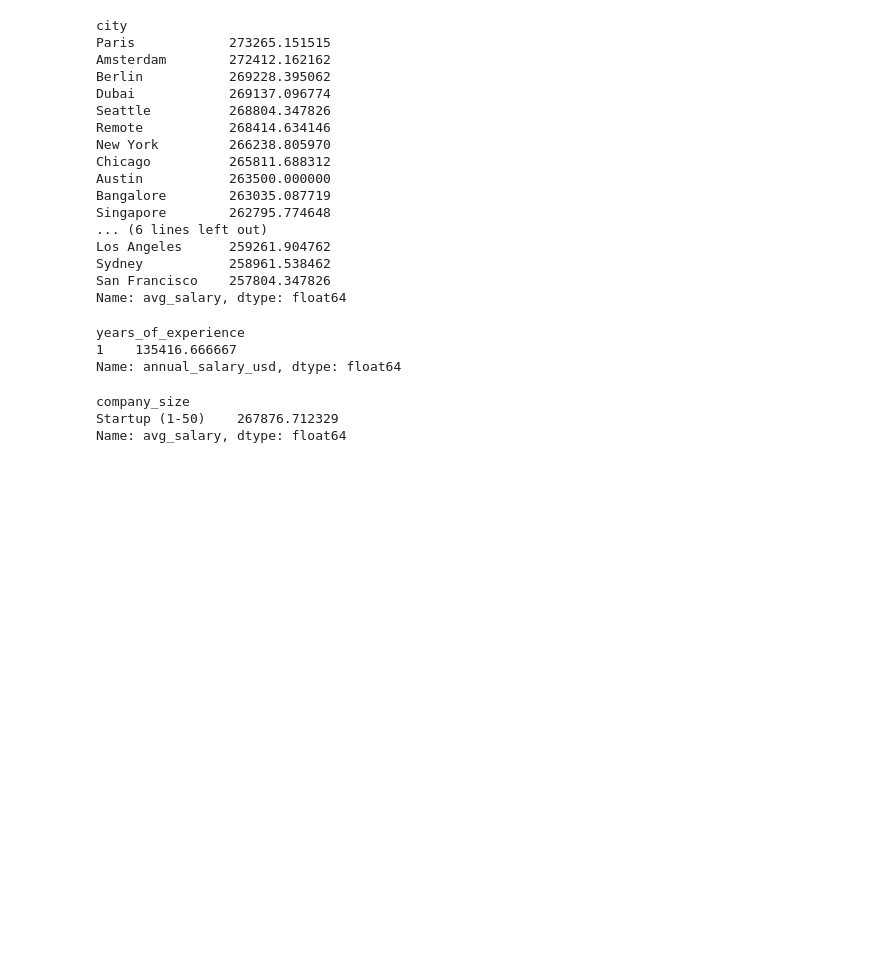
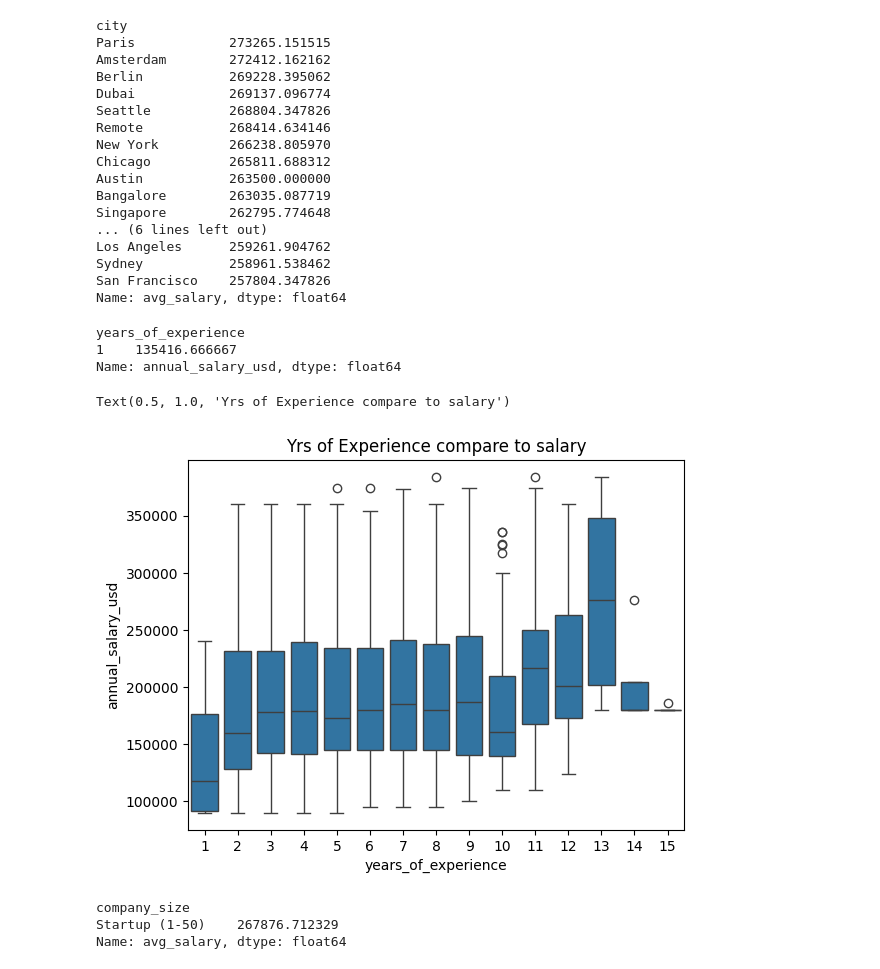
Before and after one commit to ShlokGadhave/AI-Career-Market-Insights, a Jupyter notebook: main.ipynb, the cells around one changed output. Drawn from its saved outputs; the diff is of its cells as text; code cells hidden in the pictures; blank space fills up the shorter version.

```diff
--- a/main.ipynb
+++ b/main.ipynb
@@ -218,6 +242,12 @@ exp_salary.tail(1)
 years_of_experience
 1    135416.666667
 Name: annual_salary_usd, dtype: float64
+# %%
+sns.boxplot(x='years_of_experience',y='annual_salary_usd',data=df)
+plt.title('Yrs of Experience compare to salary')
+# %% [output]
+Text(0.5, 1.0, 'Yrs of Experience compare to salary')
+[figure, added]
 # %%
 size_vs_package=df.groupby('company_size')['avg_salary'].mean()
 size_vs_package.head(1)
```
Also changed, not shown: parts of 16 cells of this notebook.
